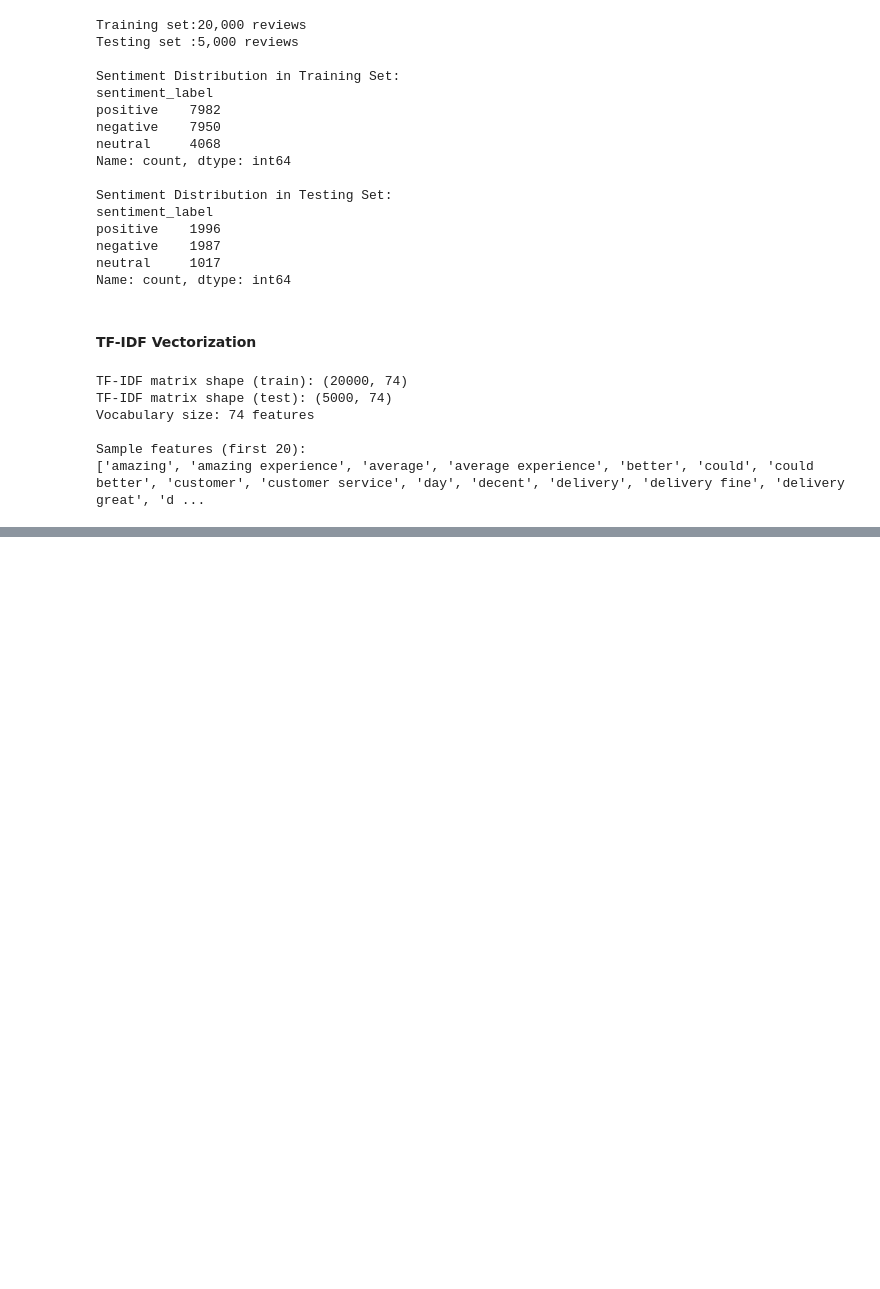
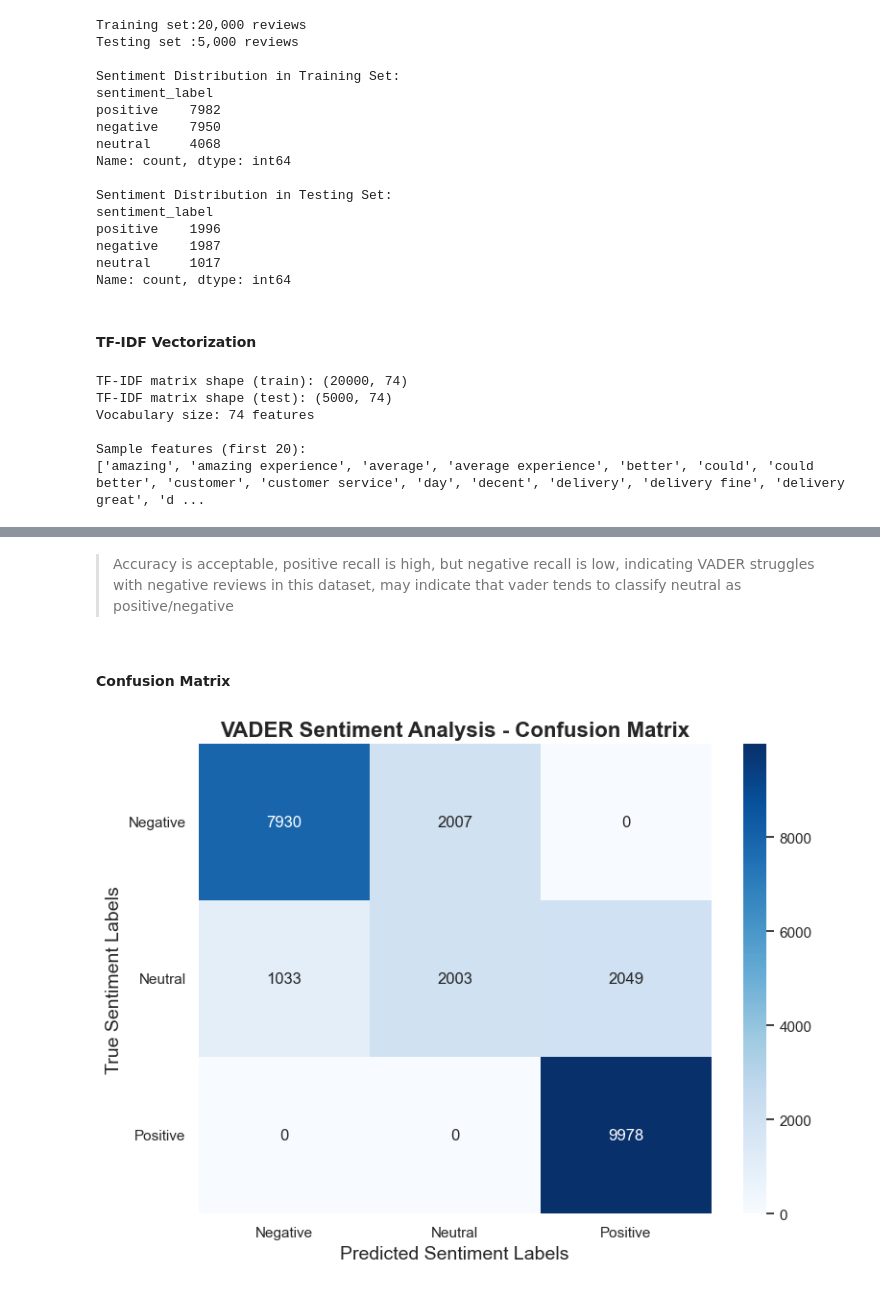
Before and after one commit to samehinttech/sentiment-analysis-customer-reviews, a Jupyter notebook: notebooks/sentiment_analysis.ipynb, the cells around one changed output, grey strips where cells are left out. Drawn from its saved outputs; the diff is of its cells as text; code cells hidden in the pictures; blank space fills up the shorter version.

Commit message:
feat: Implement VADER Sentiment Classification & Confusion Matrix
Signed-off-by: samehinttech <samehinttech@gmail.com>

```diff
--- a/notebooks/sentiment_analysis.ipynb
+++ b/notebooks/sentiment_analysis.ipynb
@@ -517,0 +522,28 @@ Sample features (first 20):
+# %%
+# Initialize VADER Sentiment Analyzer
+vader = SentimentIntensityAnalyzer()
+
+# Function to classify sentiment using VADER
+def vader_sentiment_classify(reviews):
+    """To get sentiment predictions using VADER."""
+    scores = vader.polarity_scores(reviews)
+    compound = scores['compound']
+    if compound >= 0.05:
+        return 'positive', compound
+    elif compound <= -0.05:
+        return 'negative', compound
+    else:
+        return 'neutral', compound
+
+# Apply VADER to the original review texts
+df[['vader_pred', 'vader_score']] = df['review_text'].apply(
+    lambda reviews: pd.Series(vader_sentiment_classify(reviews))
+)
+
+# Calculate accuracy
+vader_accuracy = accuracy_score(df['sentiment_label'], df['vader_pred'])
+print(f"\nVADER Accuracy: {vader_accuracy:.4f} ({vader_accuracy*100:.2f}%)")
+
+# Classification report
+print("\nClassification Report:")
+print(classification_report(df['sentiment_label'], df['vader_pred']))
@@ -517,0 +563,19 @@ Sample features (first 20):
+# %% [markdown]
+> Accuracy is acceptable, positive recall is high, but negative recall is low, indicating VADER struggles with negative reviews in this dataset, may indicate that vader tends to classify neutral as positive/negative
+# %% [markdown]
+#### Confusion Matrix
+# %%
+# Confusion Matrix for VADER
+cm = confusion_matrix(df['sentiment_label'], df['vader_pred'], labels=['negative', 'neutral', 'positive'])
+class_names = ['Negative', 'Neutral', 'Positive']
+plt.figure(figsize=(8, 6))
+sns.heatmap(cm, annot=True, fmt='d', cmap='Blues',
+            xticklabels=class_names, yticklabels=class_names)
+plt.title('VADER Sentiment Analysis - Confusion Matrix', fontsize=16, fontweight='bold')
+plt.xlabel('Predicted Sentiment Labels', fontsize=14)
+plt.ylabel('True Sentiment Labels', fontsize=14)
+plt.yticks(rotation=0)
+plt.tight_layout()
+plt.show()
+# %% [output]
+[figure, added]
```
Also changed, not shown: parts of 4 cells of this notebook.
